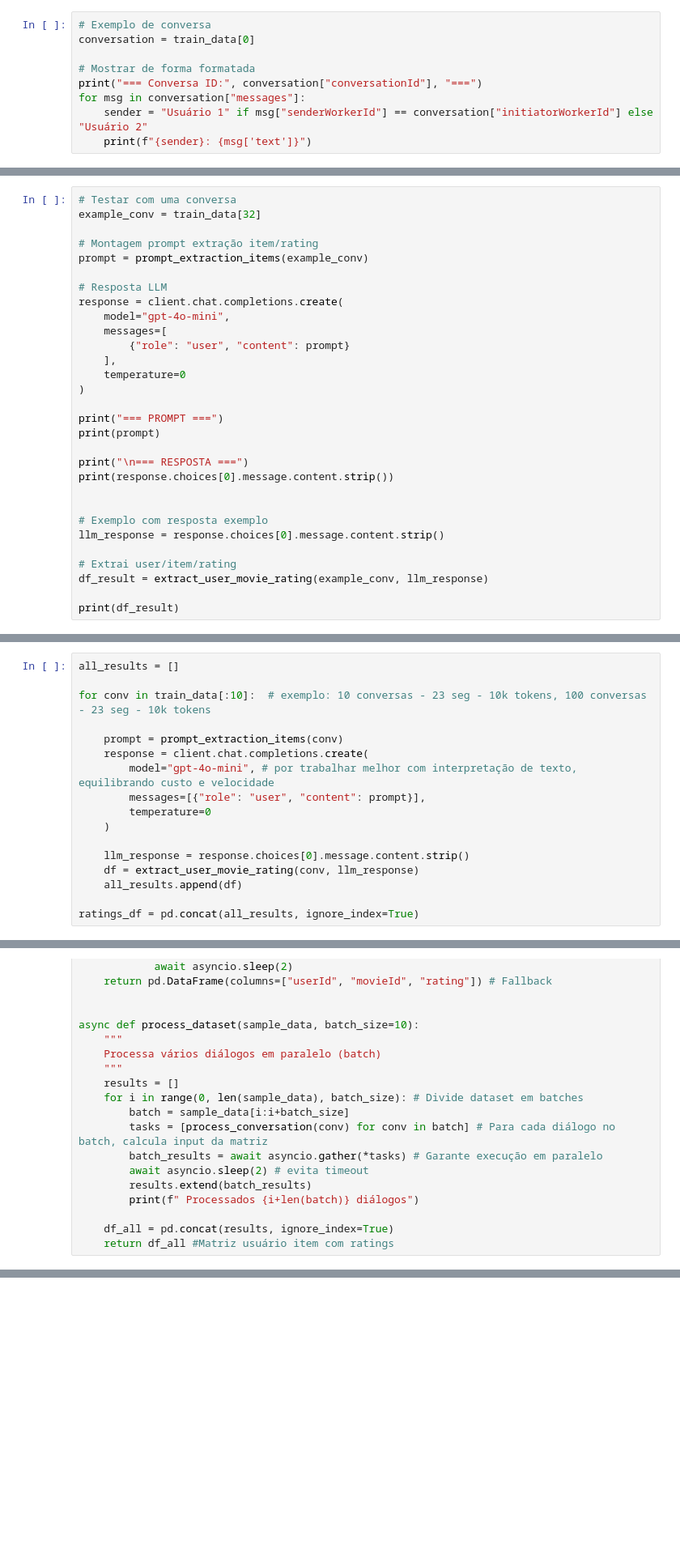
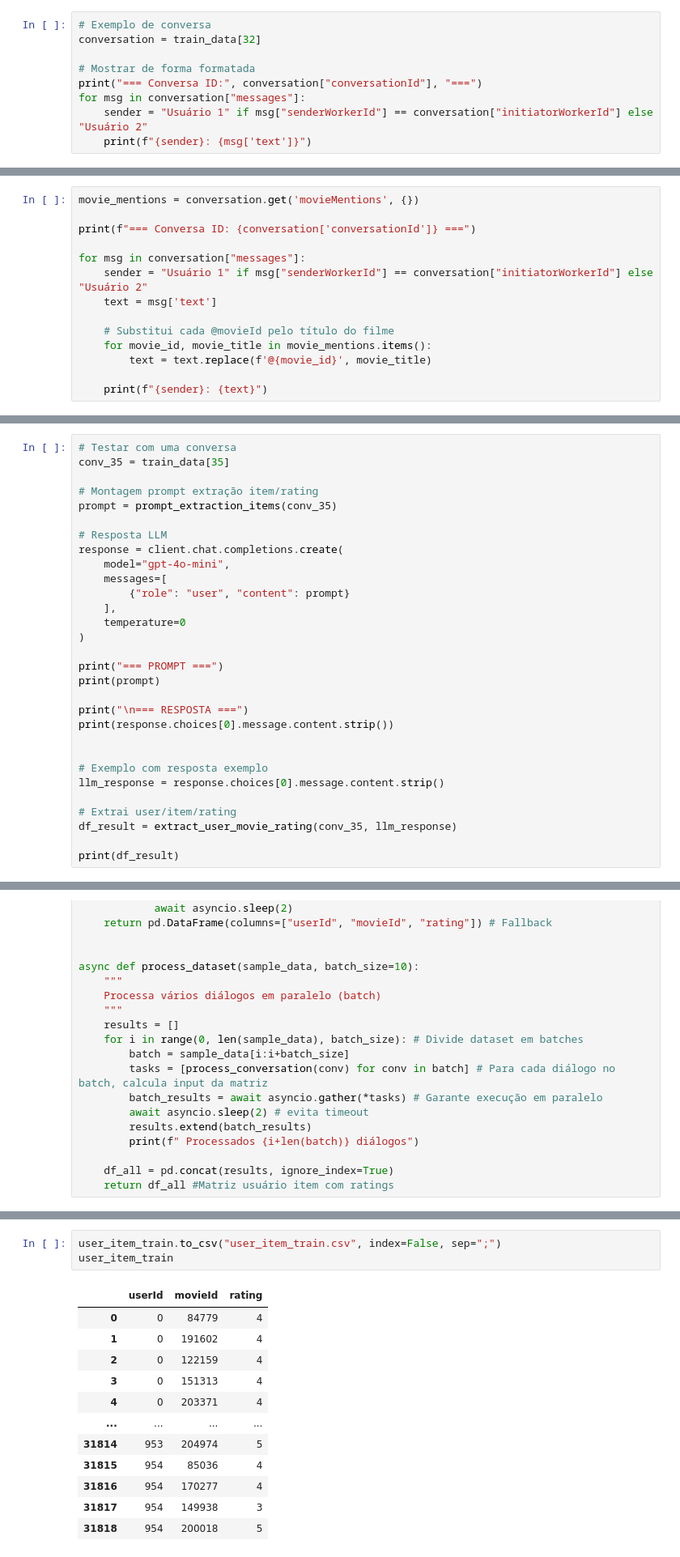
Before and after one commit to MarcosABP/CRS-LLM, a Jupyter notebook: rec.ipynb, the cells around one changed output, grey strips where cells are left out. Shown: that part at 81% size. Saved outputs shown, nothing was run; the diff lists cells and outputs as text; blank space fills up the shorter version.

```diff
--- a/rec.ipynb
+++ b/rec.ipynb
@@ -58,6 +58,6 @@ train_data[0]
 # %%
 # Exemplo de conversa
-conversation = train_data[0]
+conversation = train_data[32]
 
 # Mostrar de forma formatada
 print("=== Conversa ID:", conversation["conversationId"], "===")
@@ -87,0 +83,14 @@ Usuário 2: bye
+# %%
+movie_mentions = conversation.get('movieMentions', {})
+
+print(f"=== Conversa ID: {conversation['conversationId']} ===")
+
+for msg in conversation["messages"]:
+    sender = "Usuário 1" if msg["senderWorkerId"] == conversation["initiatorWorkerId"] else "Usuário 2"
+    text = msg['text']
+
+    # Substitui cada @movieId pelo título do filme
+    for movie_id, movie_title in movie_mentions.items():
+        text = text.replace(f'@{movie_id}', movie_title)
+
+    print(f"{sender}: {text}")
@@ -293,10 +318,10 @@ def extract_user_movie_rating(conv, llm_response):
 #### SYNC
 # %%
 # Testar com uma conversa
-example_conv = train_data[32]
+conv_35 = train_data[35]
 
 # Montagem prompt extração item/rating
-prompt = prompt_extraction_items(example_conv)
+prompt = prompt_extraction_items(conv_35)
 
 # Resposta LLM
 response = client.chat.completions.create(
@@ -318,7 +343,7 @@ print(response.choices[0].message.content.strip())
 llm_response = response.choices[0].message.content.strip()
 
 # Extrai user/item/rating
-df_result = extract_user_movie_rating(example_conv, llm_response)
+df_result = extract_user_movie_rating(conv_35, llm_response)
 
 print(df_result)
 # %% [output]
@@ -342,17 +366,0 @@ negative, 3 stands for neutral, 4 stands for positive, and 5 stands for
-# %%
-all_results = []
-
-for conv in train_data[:10]:  # exemplo: 10 conversas - 23 seg - 10k tokens, 100 conversas - 23 seg - 10k tokens
-
-    prompt = prompt_extraction_items(conv)
-    response = client.chat.completions.create(
-        model="gpt-4o-mini", # por trabalhar melhor com interpretação de texto, equilibrando custo e velocidade
-        messages=[{"role": "user", "content": prompt}],
-        temperature=0
-    )
-
-    llm_response = response.choices[0].message.content.strip()
-    df = extract_user_movie_rating(conv, llm_response)
-    all_results.append(df)
-
-ratings_df = pd.concat(all_results, ignore_index=True)
@@ -457,0 +434,16 @@ user_item_train
+# %%
+user_item_train.to_csv("user_item_train.csv", index=False, sep=";")
+user_item_train
+# %% [output]
+|  | userId | movieId | rating |
+| 0 | 0 | 84779 | 4 |
+| 1 | 0 | 191602 | 4 |
+| 2 | 0 | 122159 | 4 |
+| 3 | 0 | 151313 | 4 |
+| 4 | 0 | 203371 | 4 |
+| ... | ... | ... | ... |
+| 31814 | 953 | 204974 | 5 |
+| 31815 | 954 | 85036 | 4 |
+| 31816 | 954 | 170277 | 4 |
+| 31817 | 954 | 149938 | 3 |
+| 31818 | 954 | 200018 | 5 |
```
Also changed, not shown: parts of 23 cells of this notebook, 3 other files.
